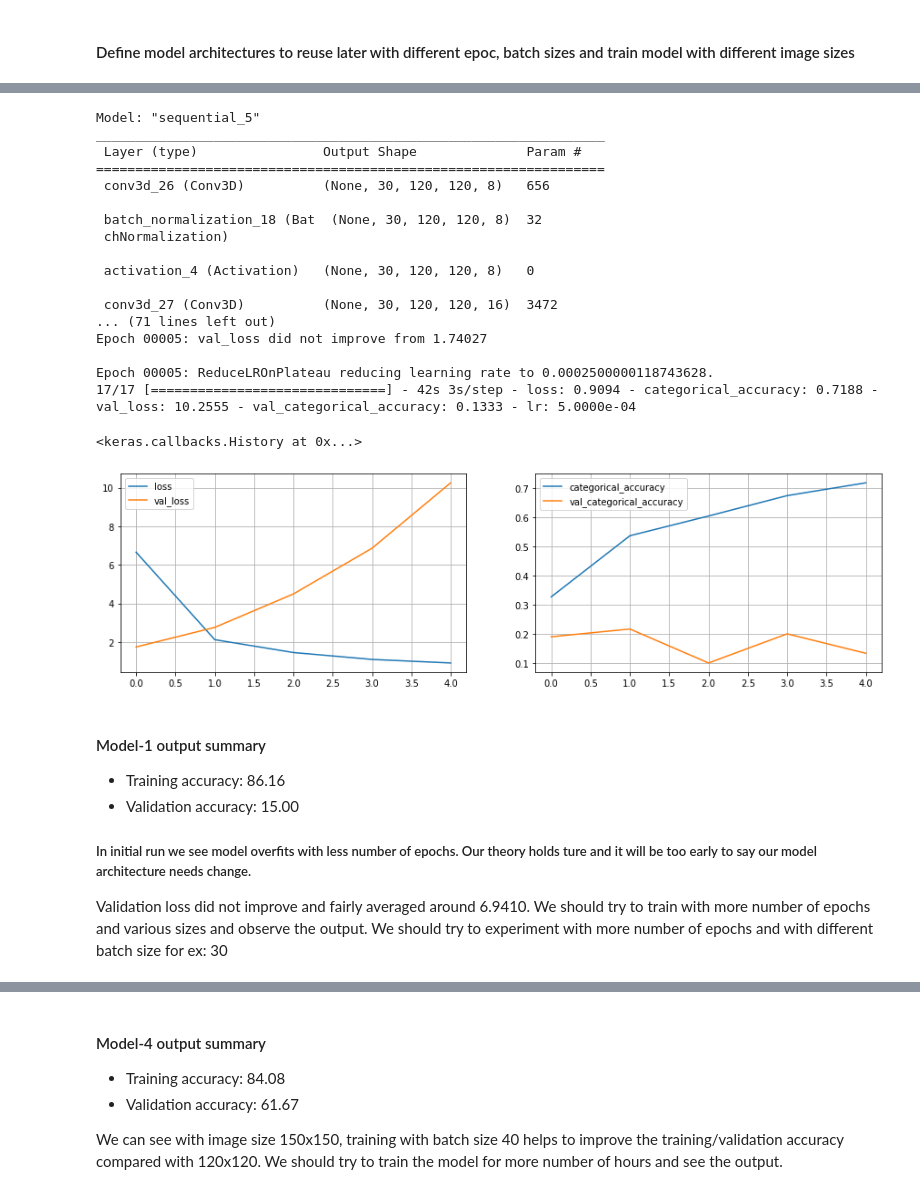
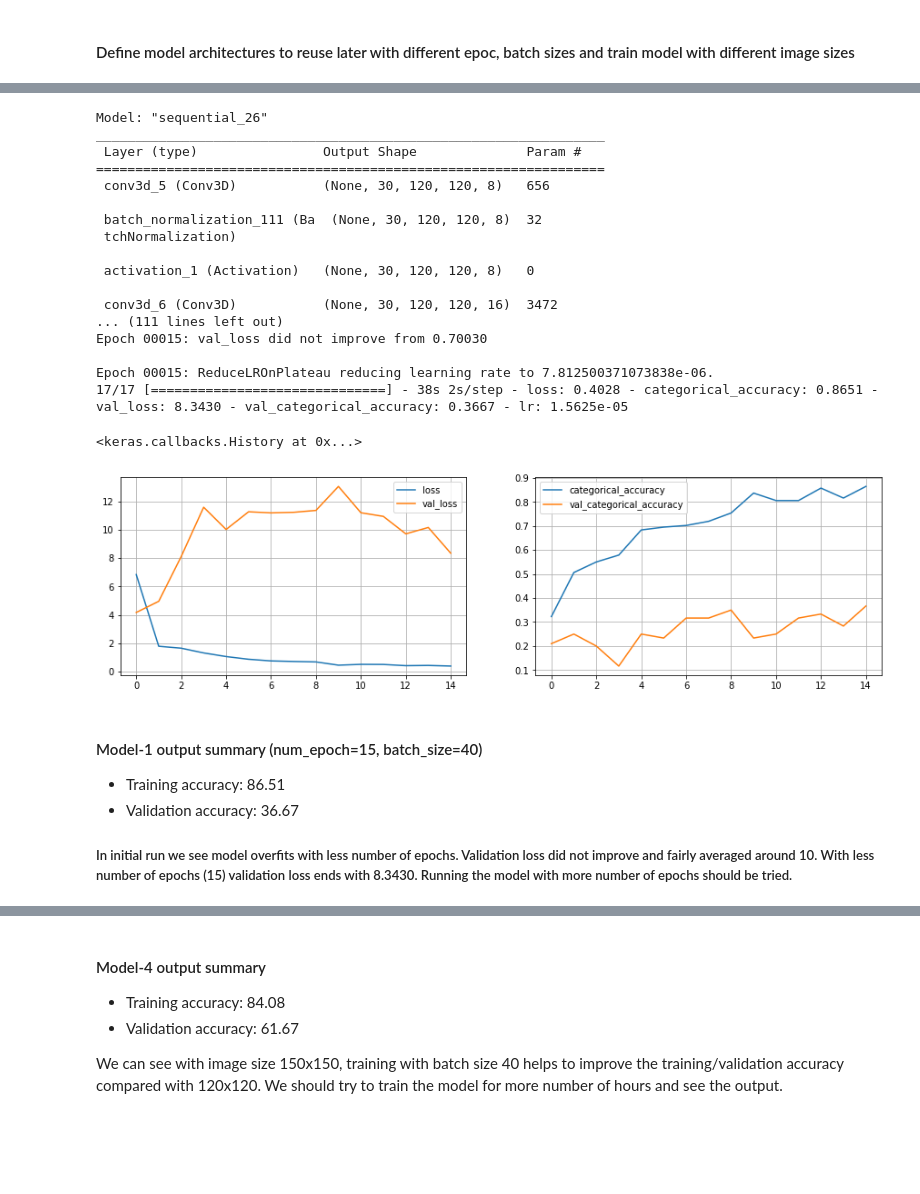
Before and after one commit to ps2420/cnn_gesture_recognition, a Jupyter notebook: Neural_Nets_Project_Starter_Code.ipynb, the cells around one changed output, grey strips where cells are left out. Drawn from its saved outputs; the diff is of its cells as text; code cells hidden in the pictures; blank space fills up the shorter version.

```diff
--- a/Neural_Nets_Project_Starter_Code.ipynb
+++ b/Neural_Nets_Project_Starter_Code.ipynb
@@ -323,34 +409,32 @@ Run the model with few epochs to see if architecutre is working and validation l
 # %%
 # Define model architecture with num_epoch, batch_size, input image size
 model_1 = model_architecture(15, 40, 120)
-model_1.define_architecture_1();
+model_1.define_conv3d_architecture_1();
 print('\n\n=========== Training the model ===========\n\n')
 model_1.execute()
 # %% [output]
-Model: "sequential_5"
+Model: "sequential_26"
 _________________________________________________________________
  Layer (type)                Output Shape              Param #
 =================================================================
- conv3d_26 (Conv3D)          (None, 30, 120, 120, 8)   656
+ conv3d_5 (Conv3D)           (None, 30, 120, 120, 8)   656
 
- batch_normalization_18 (Bat  (None, 30, 120, 120, 8)  32
- chNormalization)
+ batch_normalization_111 (Ba  (None, 30, 120, 120, 8)  32
+ tchNormalization)
 
- activation_4 (Activation)   (None, 30, 120, 120, 8)   0
+ activation_1 (Activation)   (None, 30, 120, 120, 8)   0
 
- conv3d_27 (Conv3D)          (None, 30, 120, 120, 16)  3472
-... (71 lines left out)
-Epoch 00005: val_loss did not improve from 1.74027
+ conv3d_6 (Conv3D)           (None, 30, 120, 120, 16)  3472
+... (111 lines left out)
+Epoch 00015: val_loss did not improve from 0.70030
 
-Epoch 00005: ReduceLROnPlateau reducing learning rate to 0.0002500000118743628.
-17/17 [==============================] - 42s 3s/step - loss: 0.9094 - categorical_accuracy: 0.7188 - val_loss: 10.2555 - val_categorical_accuracy: 0.1333 - lr: 5.0000e-04
+Epoch 00015: ReduceLROnPlateau reducing learning rate to 7.812500371073838e-06.
+17/17 [==============================] - 38s 2s/step - loss: 0.4028 - categorical_accuracy: 0.8651 - val_loss: 8.3430 - val_categorical_accuracy: 0.3667 - lr: 1.5625e-05
 <keras.callbacks.History at 0x...>
-[figure, old version]
+[figure, new version]
 # %% [markdown]
-#### Model-1 output summary
-- Training accuracy: 86.16
-- Validation accuracy: 15.00
+#### Model-1 output summary (num_epoch=15, batch_size=40)
+- Training accuracy: 86.51
+- Validation accuracy: 36.67
 
-##### In initial run we see model overfits with less number of epochs. Our theory holds ture and it will be too early to say our model architecture needs change.
-Validation loss did not improve and fairly averaged around 6.9410. We should try to train with more number of epochs and various sizes and observe the output.
-We should try to experiment with more number of epochs and with different batch size for ex: 30
+##### In initial run we see model overfits with less number of epochs. Validation loss did not improve and fairly averaged around 10. With less number of epochs (15) validation loss ends with 8.3430. Running the model with more number of epochs should be tried.
```
Also changed, not shown: parts of 60 cells of this notebook.
